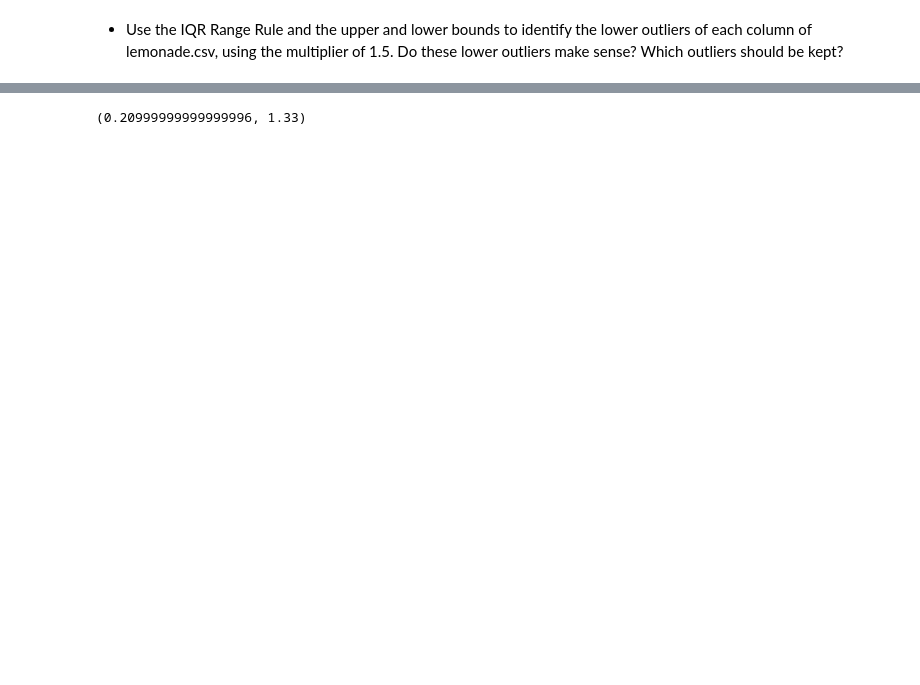
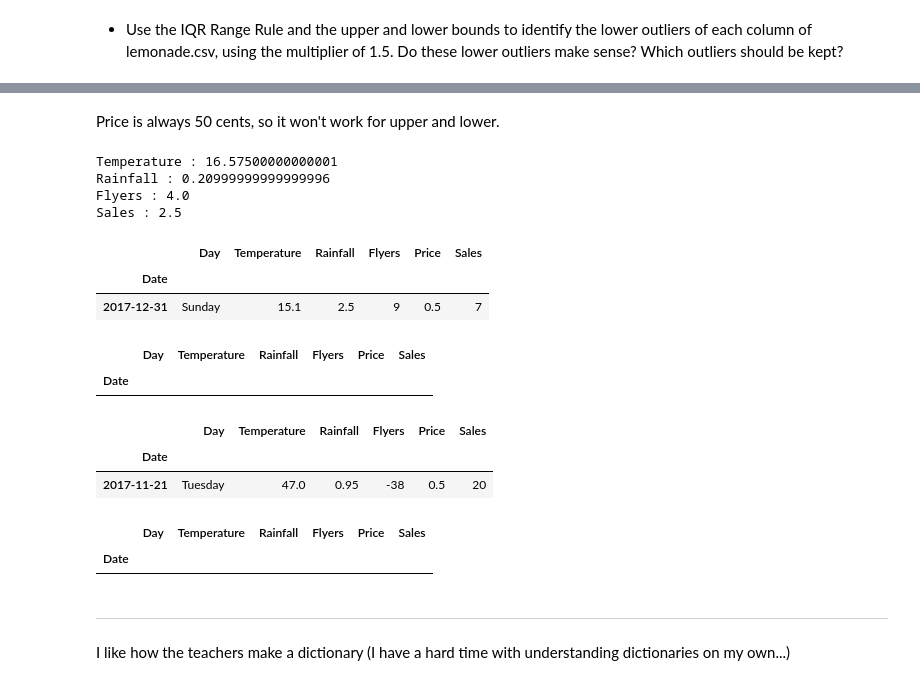
Before and after one commit to JenniferMLewis/anomaly-detection-exercises, a Jupyter notebook: continuous_probabilistic_methods.ipynb, the cells around one changed output, grey strips where cells are left out. Drawn from its saved outputs; the diff is of its cells as text; code cells hidden in the pictures; blank space fills up the shorter version.

```diff
--- a/continuous_probabilistic_methods.ipynb
+++ b/continuous_probabilistic_methods.ipynb
@@ -167,7 +146,38 @@ iqr = q3 - q1
-# %%
-l = q1 - (iqr * 1.5)
-h = q3 + (iqr * 1.5)
-l, h
-# Still don't trust my maths function. So always checking
-# %% [output]
-(0.20999999999999996, 1.33)
+# %% [markdown]
+Price is always 50 cents, so it won't work for upper and lower.
+# %%
+columns = ["Temperature", "Rainfall", "Flyers", "Sales"]
+for c in columns:
+    c2 = df[c]
+    lower, upper = get_lower_and_upper_bounds(c2)
+    print(f"{c} : {lower}")
+# %% [output]
+Temperature : 16.57500000000001
+Rainfall : 0.20999999999999996
+Flyers : 4.0
+Sales : 2.5
+# %%
+df[df.Temperature <= 16.575]
+# %% [output]
+|  | Day | Temperature | Rainfall | Flyers | Price | Sales |
+| Date |  |  |  |  |  |  |
+| 2017-12-31 | Sunday | 15.1 | 2.5 | 9 | 0.5 | 7 |
+# %%
+df[df.Rainfall <= 0.21]
+# %% [output]
+|  | Day | Temperature | Rainfall | Flyers | Price | Sales |
+| Date |  |  |  |  |  |  |
+# %%
+df[df.Flyers < 4.0]
+# %% [output]
+|  | Day | Temperature | Rainfall | Flyers | Price | Sales |
+| Date |  |  |  |  |  |  |
+| 2017-11-21 | Tuesday | 47.0 | 0.95 | -38 | 0.5 | 20 |
+# %%
+df[df.Sales < 2.5] # How can you even have half a sale?
+# %% [output]
+|  | Day | Temperature | Rainfall | Flyers | Price | Sales |
+| Date |  |  |  |  |  |  |
+# %% [markdown]
+-----
+I like how the teachers make a dictionary (I have a hard time with understanding dictionaries on my own...)
```
Also changed, not shown: parts of 18 cells of this notebook.
